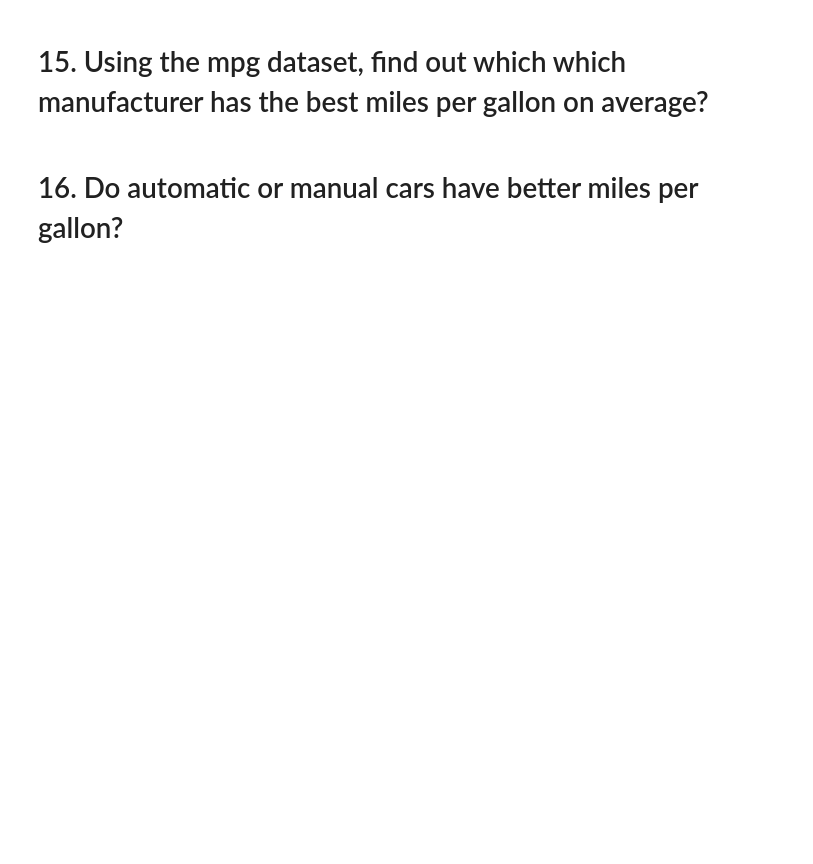
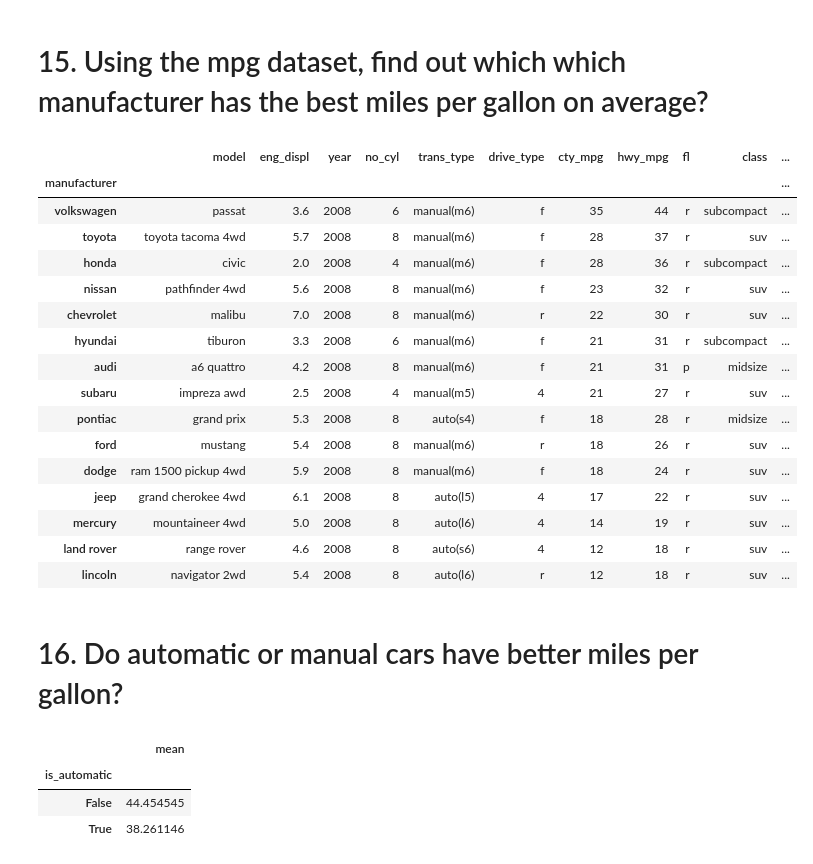
Before and after one commit to Jonessn22/numpy-pandas-visualization-exercises, a Jupyter notebook: exercises_advanced_dataframes.ipynb, the cells around one changed output. Drawn from its saved outputs; the diff is of its cells as text; code cells hidden in the pictures; blank space fills up the shorter version.

```diff
--- a/exercises_advanced_dataframes.ipynb
+++ b/exercises_advanced_dataframes.ipynb
@@ -339,3 +343,8 @@ a6 quattro         3        3   3      3
 altima             6        6   6      6
 # %% [markdown]
 # 12. Create a column named mileage_difference like you did in the DataFrames exercises; this column should contain the difference between highway and city mileage for each car.
+# %%
+mil_diff = mpg.hwy_mpg - mpg.cty_mpg
+mpg['mileage_difference'] = mil_diff
+
+mpg.head()
@@ -344,2 +375,6 @@ altima             6        6   6      6
 # %% [markdown]
 # 14. Create a new column on the mpg dataset named is_automatic that holds boolean values denoting whether the car has an automatic transmission.
+# %%
+mpg['is_automatic'] = mpg.trans_type.str.startswith('auto')
+
+mpg.head()
@@ -346,4 +388,35 @@ altima             6        6   6      6
 # %% [markdown]
 # 15. Using the mpg dataset, find out which which manufacturer has the best miles per gallon on average?
+# %%
+mpg['total_mpg'] = mpg.hwy_mpg + mpg.cty_mpg
+
+(mpg.groupby('manufacturer').agg('max').sort_values('total_mpg', ascending=False))
+# %% [output]
+|  | model | eng_displ | year | no_cyl | trans_type | drive_type | cty_mpg | hwy_mpg | fl | class | ... |
+| manufacturer |  |  |  |  |  |  |  |  |  |  | ... |
+| volkswagen | passat | 3.6 | 2008 | 6 | manual(m6) | f | 35 | 44 | r | subcompact | ... |
+| toyota | toyota tacoma 4wd | 5.7 | 2008 | 8 | manual(m6) | f | 28 | 37 | r | suv | ... |
+| honda | civic | 2.0 | 2008 | 4 | manual(m6) | f | 28 | 36 | r | subcompact | ... |
+| nissan | pathfinder 4wd | 5.6 | 2008 | 8 | manual(m6) | f | 23 | 32 | r | suv | ... |
+| chevrolet | malibu | 7.0 | 2008 | 8 | manual(m6) | r | 22 | 30 | r | suv | ... |
+| hyundai | tiburon | 3.3 | 2008 | 6 | manual(m6) | f | 21 | 31 | r | subcompact | ... |
+| audi | a6 quattro | 4.2 | 2008 | 8 | manual(m6) | f | 21 | 31 | p | midsize | ... |
+| subaru | impreza awd | 2.5 | 2008 | 4 | manual(m5) | 4 | 21 | 27 | r | suv | ... |
+| pontiac | grand prix | 5.3 | 2008 | 8 | auto(s4) | f | 18 | 28 | r | midsize | ... |
+| ford | mustang | 5.4 | 2008 | 8 | manual(m6) | r | 18 | 26 | r | suv | ... |
+| dodge | ram 1500 pickup 4wd | 5.9 | 2008 | 8 | manual(m6) | f | 18 | 24 | r | suv | ... |
+| jeep | grand cherokee 4wd | 6.1 | 2008 | 8 | auto(l5) | 4 | 17 | 22 | r | suv | ... |
+| mercury | mountaineer 4wd | 5.0 | 2008 | 8 | auto(l6) | 4 | 14 | 19 | r | suv | ... |
+| land rover | range rover | 4.6 | 2008 | 8 | auto(s6) | 4 | 12 | 18 | r | suv | ... |
+| lincoln | navigator 2wd | 5.4 | 2008 | 8 | auto(l6) | r | 12 | 18 | r | suv | ... |
 # %% [markdown]
 # 16. Do automatic or manual cars have better miles per gallon?
+# %%
+mpg.groupby('is_automatic').total_mpg.agg(['mean'])
+
+# mpg.head()
+# %% [output]
+|  | mean |
+| is_automatic |  |
+| False | 44.454545 |
+| True | 38.261146 |
```
Also changed, not shown: parts of 19 cells of this notebook.
